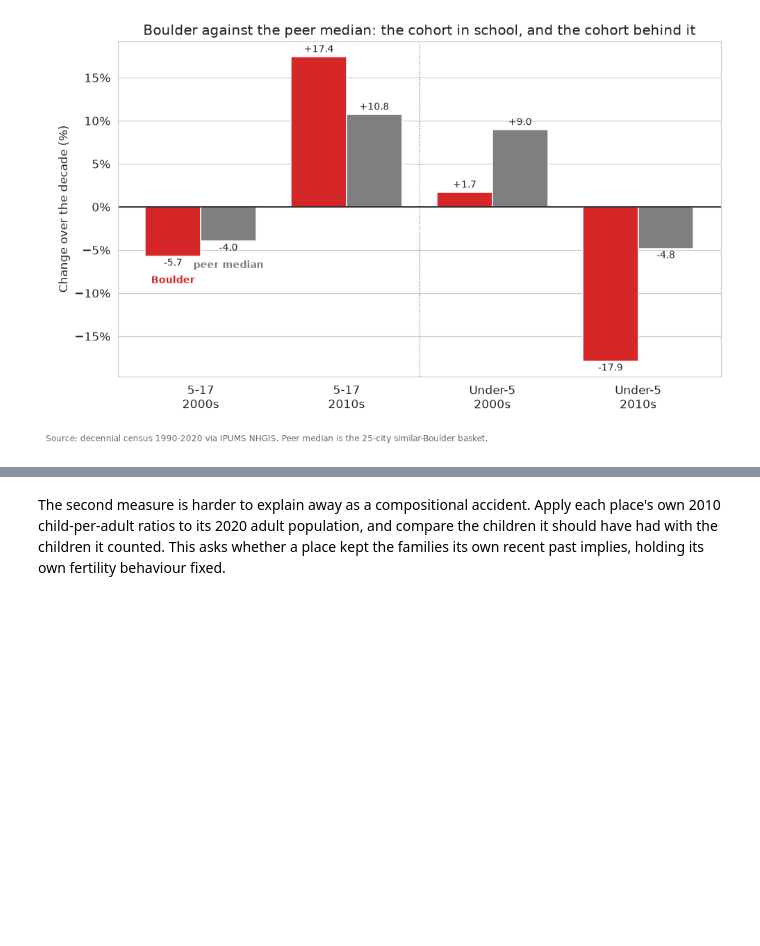
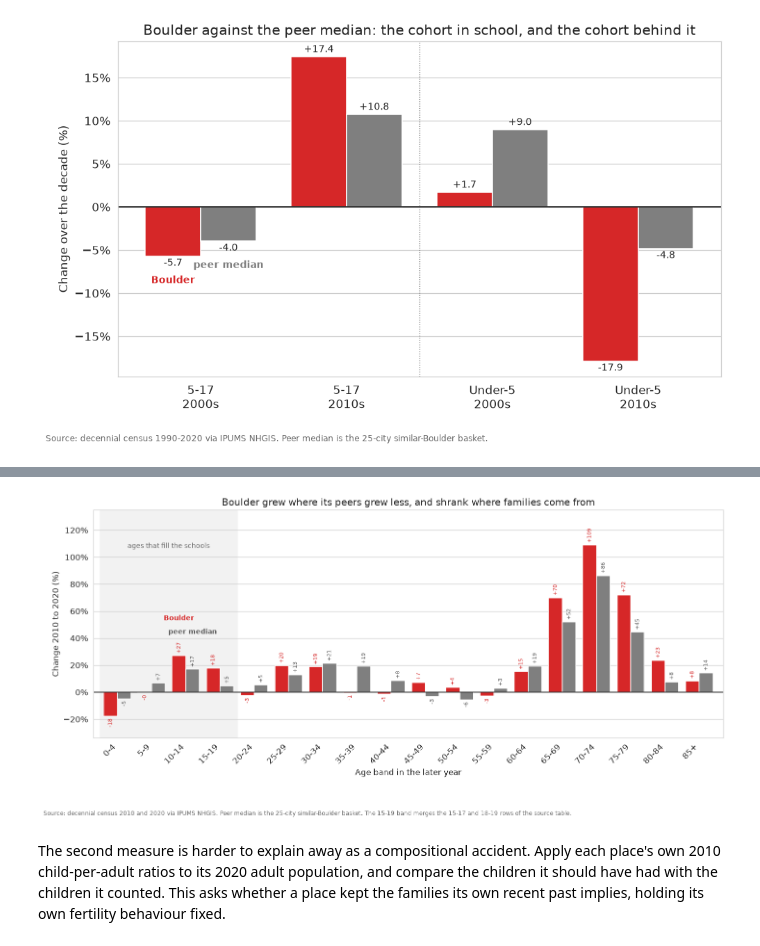
Before and after one commit to brianckeegan/charting-boulder, a Jupyter notebook: 2026-09-bvsd/BVSD.ipynb, the cells around one changed output, grey strips where cells are left out. Cells and saved outputs as stored; diff of their text form; code cells hidden in the pictures; blank space fills up the shorter version.

```diff
--- a/2026-09-bvsd/BVSD.ipynb
+++ b/2026-09-bvsd/BVSD.ipynb
@@ -353,3 +406,40 @@ f.savefig(OUT / 'bvsd-fig1-peer-cohorts.png', bbox_inches='tight')
+# %%
+f, ax = plt.subplots(figsize=(13, 5.6))
+x = np.arange(len(profile_df)); width = 0.4
+bars_boulder = ax.bar(x - width / 2, profile_df['Boulder'], width, color=HP_COLOR)
+bars_peer = ax.bar(x + width / 2, profile_df['peer_median'], width, color=CONTEXT)
+# 35-39 and 5-9 barely moved, so the bar alone shows nothing; label every value
+for bars, color in [(bars_boulder, HP_COLOR), (bars_peer, '#5a5a5a')]:
+    ax.bar_label(bars, fmt='%+.0f', rotation=90, fontsize=7, padding=3, color=color)
+
+# the bands that feed the schools, shaded rather than labelled bar by bar
+ax.axvspan(-0.5, 3.5, color='#f2f2f2', zorder=0)
+ax.text(1.5, ax.get_ylim()[1] * 0.96, 'ages that fill the schools', fontsize=9, color='dimgray', ha='center', va='top')
+
+# name the two series on the 10-14 pair, where both bars are tall and the space above is clear
+label_at = list(profile_df.index).index('10-14')
+for series, offset, label, color in [('Boulder', -width / 2, 'Boulder', HP_COLOR),
+                                     ('peer_median', width / 2, 'peer median', '#5a5a5a')]:
+    ax.annotate(label, (x[label_at] + offset, profile_df[series].iloc[label_at]), color=color,
+                fontweight='bold', fontsize=9, ha='center', va='bottom',
+                xytext=(0, 46), textcoords='offset points')   # clears the rotated value labels
+
+ax.axhline(0, color='k', lw=1)
+ax.set_xticks(x); ax.set_xticklabels(profile_df.index, rotation=45, ha='right')
+ax.set_xlim(-0.7, len(profile_df) - 0.3)
+ax.set_ylim(profile_df.min().min() - 14, profile_df.max().max() + 26)
+ax.set_ylabel('Change 2010 to 2020 (%)')
+ax.set_xlabel('Age band in the later year')
+ax.yaxis.set_major_formatter(mtick.PercentFormatter(decimals=0))
+ax.set_title('Boulder grew where its peers grew less, and shrank where families come from')
+ax.grid(axis='x', visible=False)
+f.text(0, -0.10, 'Source: decennial census 2010 and 2020 via IPUMS NHGIS. Peer median is the 25-city '
+                 'similar-Boulder basket. The 15-19 band merges the 15-17 and 18-19 rows of the source table.',
+       fontsize=8, color='dimgray')
+plt.tight_layout()
+f.savefig(OUT / 'bvsd-fig2-age-profile.png', bbox_inches='tight')
+# %% [output]
+[figure, added]
 # %% [markdown]
 The second measure is harder to explain away as a compositional accident. Apply each place's own
 2010 child-per-adult ratios to its 2020 adult population, and compare the children it should have
```
Also changed, not shown: parts of 7 cells of this notebook, 7 other files.
